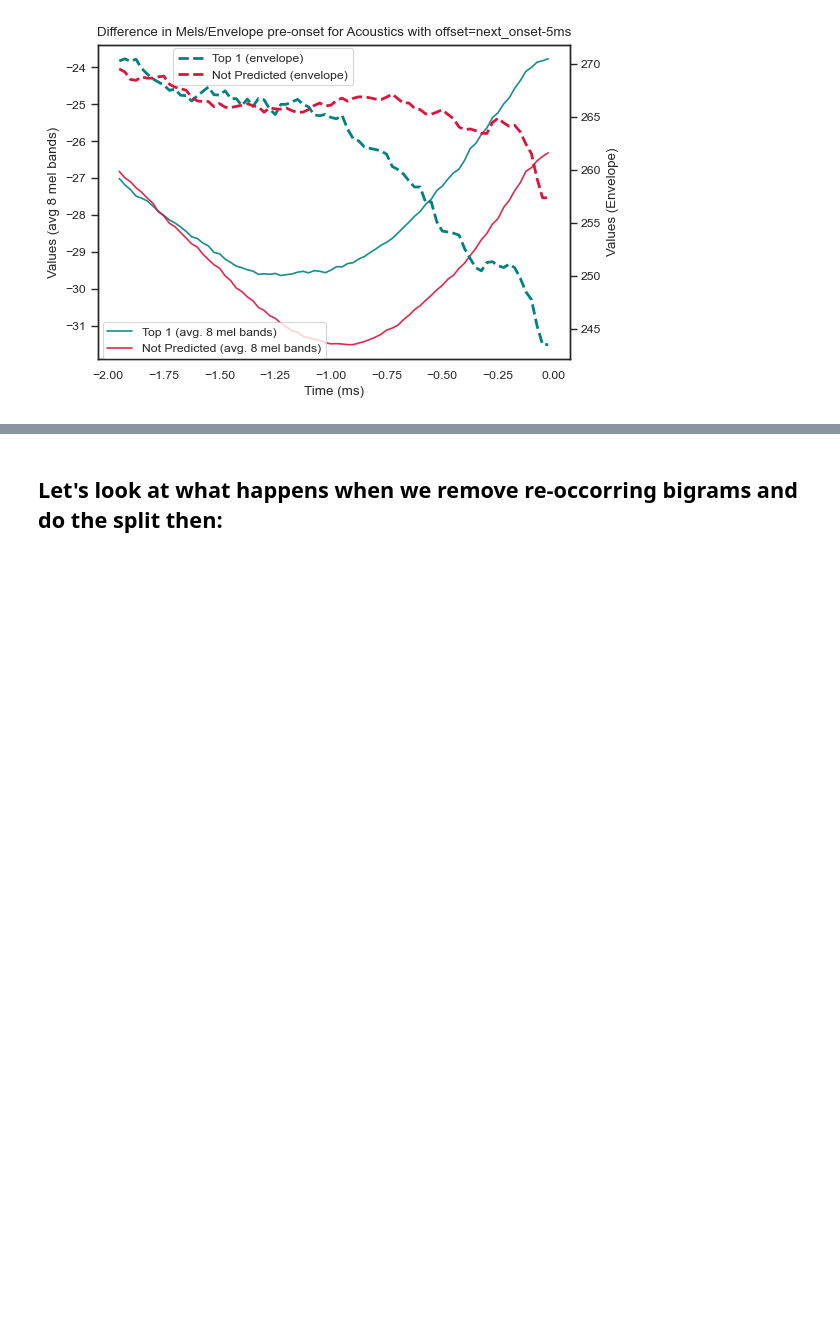
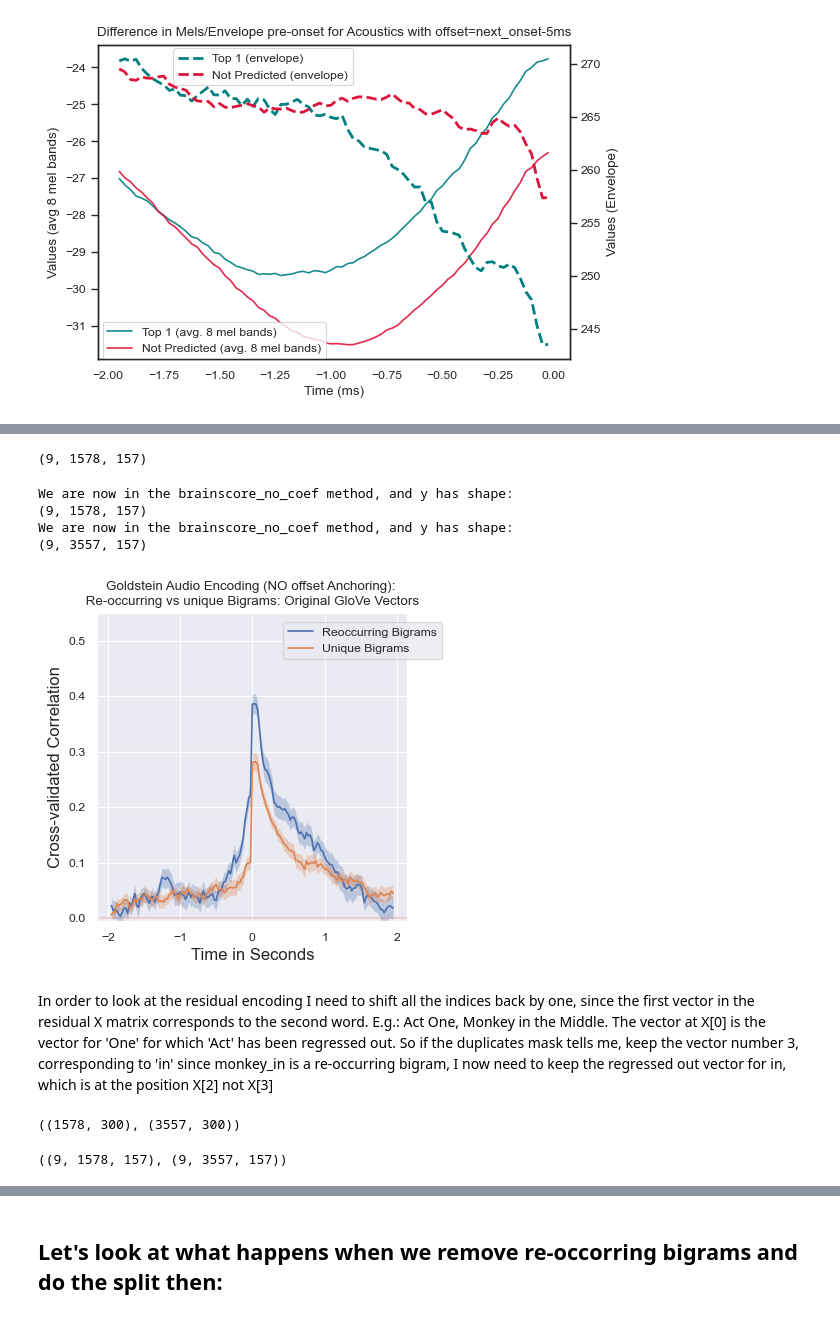
Before and after one commit to InesSchoenmann/Lingpred, a Jupyter notebook: notebooks_new/Audio_Encoding.ipynb, the cells around one changed output, grey strips where cells are left out. Saved outputs shown, nothing was run; the diff lists cells and outputs as text; code cells hidden in the pictures; blank space fills up the shorter version.

Commit message:
re-occurring vs. not-reoccuring bigrams analysis added

```diff
--- a/notebooks_new/Audio_Encoding.ipynb
+++ b/notebooks_new/Audio_Encoding.ipynb
@@ -921,0 +1029,65 @@ plt.show()
+# %%
+y_bigrams        = y_acoustics[bigram_duplicate_mask]
+X_Glove_bigrams  = X_Glove[bigram_duplicate_mask]
+
+y_nobigrams        = y_acoustics[bigram_unique_mask]
+X_Glove_nobigrams  = X_Glove[bigram_unique_mask]
+# %%
+
+y_bigrams   = np.swapaxes(np.swapaxes(y_bigrams, 1, 2), 0, 1)
+y_nobigrams = np.swapaxes(np.swapaxes(y_nobigrams, 1, 2), 0, 1)
+
+y_bigrams.shape
+# %% [output]
+(9, 1578, 157)
+# %%
+
+encoding_Glove_bigrams   = brainscore_no_coef(X_Glove_bigrams, y_bigrams)
+encoding_Glove_nobigrams = brainscore_no_coef(X_Glove_nobigrams, y_nobigrams)
+# %% [output]
+We are now in the brainscore_no_coef method, and y has shape:
+(9, 1578, 157)
+We are now in the brainscore_no_coef method, and y has shape:
+(9, 3557, 157)
+# %%
+# get model names
+from lingpred_new.plotting import times_100, lowerCI, upperCI, reshape
+
+models = ['Reoccurring Bigrams', 'Unique Bigrams']
+labels = models
+
+
+fig, (ax1) = plt.subplots(1, 1, figsize=(4, 4))
+
+for i, key in enumerate([encoding_Glove_bigrams, encoding_Glove_nobigrams]):
+    ax1.plot(times_100, key.mean(axis=0).mean(axis=0), label=labels[i])
+    ax1.fill_between(times_100, lowerCI(reshape(key)),
+                                upperCI(reshape(key)), alpha=0.3)
+
+ax1.legend(loc=(0.6, 0.85))
+ax1.set_ylim([-0.005, 0.55])
+ax1.set_xlabel('Time in Seconds', fontsize=12)
+ax1.set_ylabel('Cross-validated Correlation', fontsize=12)
+ax1.axhline(c='indianred',  alpha=0.3)
+if use_real_word_offsets:
+    ax1.set_title(dataset+' Audio Encoding (NO offset Anchoring): \n Re-occurring vs unique Bigrams: Original GloVe Vectors ')
+else:
+    ax1.set_title(dataset+' Audio Encoding (OFFSET ANCHORING!): \n Re-occurring vs unique Bigrams: Original GloVe Vectors ')
+# %% [output]
+[figure, added]
+# %% [markdown]
+In order to look at the residual encoding I need to shift all the indices back by one, since the first vector in the residual X matrix corresponds to the second word. E.g.: Act One, Monkey in the Middle. The vector at X[0] is the vector for 'One' for which 'Act' has been regressed out. So if the duplicates mask tells me, keep the vector number 3, corresponding to 'in' since monkey_in is a re-occurring bigram, I now need to keep the regressed out vector for in, which is at the position X[2] not X[3]
+# %%
+bigram_unique_mask_residualised    = [x-1 for x in bigram_unique_mask]
+bigram_duplicate_mask_residualised = [x-1 for x in bigram_duplicate_mask]
+
+X_Glove_residualised_bigrams    = X_Glove_residualised[bigram_duplicate_mask_residualised]
+X_Glove_residualised_no_bigrams = X_Glove_residualised[bigram_unique_mask_residualised]
+
+X_Glove_residualised_bigrams.shape, X_Glove_residualised_no_bigrams.shape
+# %% [output]
+((1578, 300), (3557, 300))
+# %%
+y_bigrams.shape, y_nobigrams.shape
+# %% [output]
+((9, 1578, 157), (9, 3557, 157))
```
Also changed, not shown: parts of 13 cells of this notebook.
